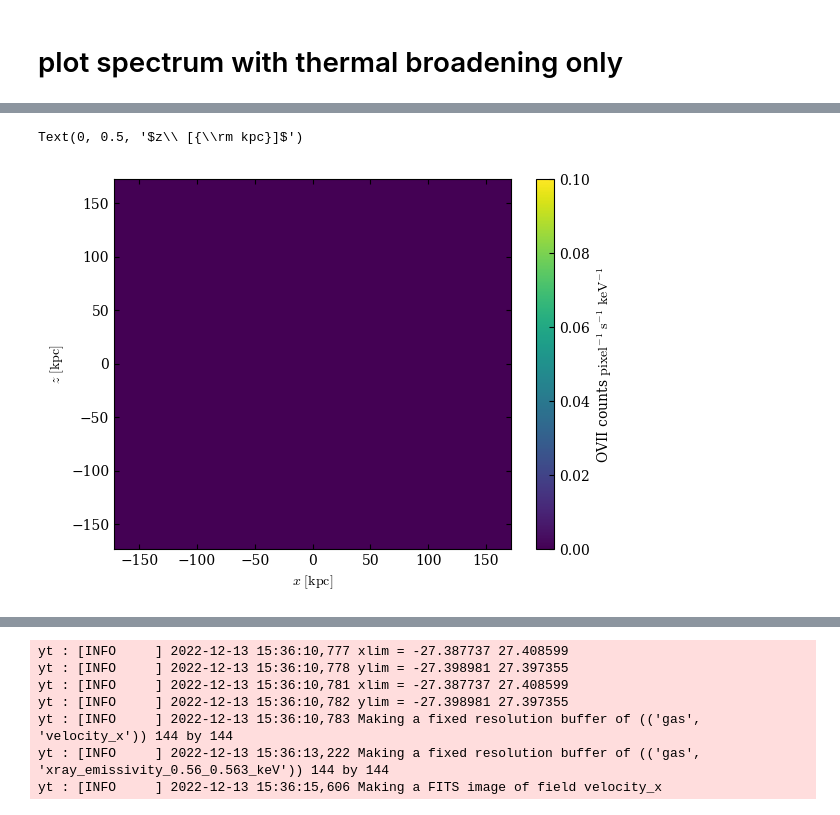
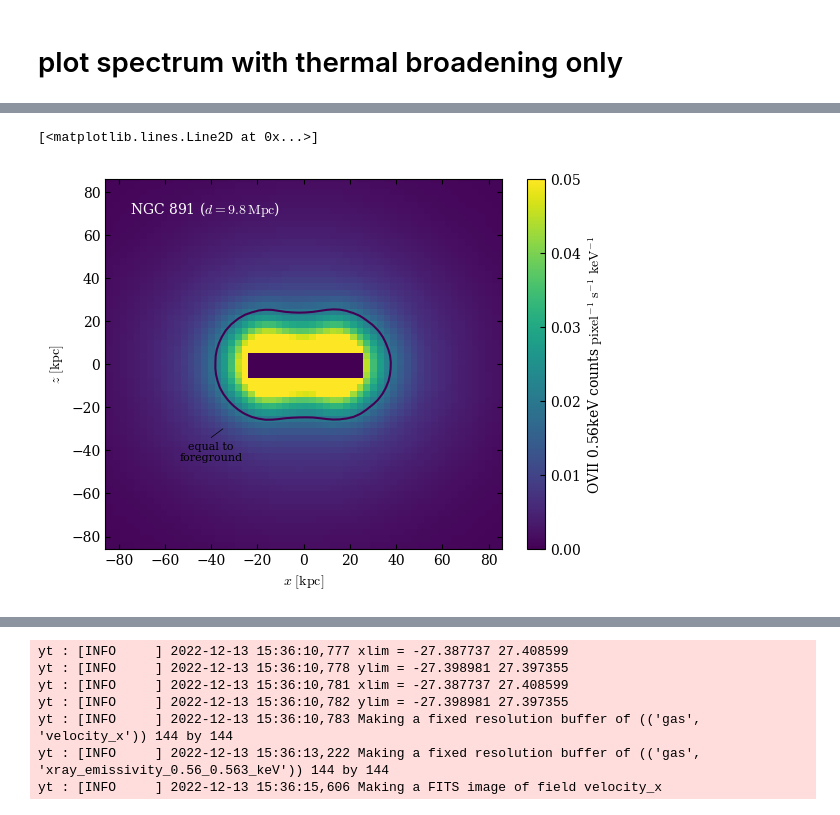
Before and after one commit to JonathanSternAstro/gizmo_analysis, a Jupyter notebook: ipynb/observables.ipynb, the cells around one changed output, grey strips where cells are left out. Saved outputs shown, nothing was run; the diff lists cells and outputs as text; code cells hidden in the pictures.

```diff
--- a/ipynb/observables.ipynb
+++ b/ipynb/observables.ipynb
@@ -16,10 +17,23 @@ import matplotlib
 from matplotlib import ticker
 figdir = '/Users/jonathanstern/Dropbox/Apps/Overleaf/Analytic2D/'
 # %%
-Rcirc_sim = 18*un.kpc
+#Rcirc_sim = 10*un.kpc
+Rcirc_sim = 15*un.kpc
 os.system("rm /Users/jonathanstern/Downloads/*.ewah")
 #ds = yt.load("/Users/jonathanstern/Downloads/snapshot_324.hdf5")
-ds = yt.load("/Users/jonathanstern/Downloads/snapshot_009.hdf5")
-ad = ds.all_data()
-center = ad[ ('PartType5', 'Coordinates')][0]
+ds_MW = yt.load("/Users/jonathanstern/snapshot_071.hdf5")
+ds_NGC891 = yt.load("/Users/jonathanstern/snapshot_049.hdf5")
+dss = ds_MW,ds_NGC891; names = 'MW','NGC891'
+#ds = yt.load("/Users/jonathanstern/Downloads/snapshot_009.hdf5")
+for ids,ds in enumerate(dss):
+    ad = ds.all_data()
+    center = ad[ ('PartType5', 'Coordinates')][0]
+    print('BH position', center)
+    radius = ((ad[('PartType0','Coordinates')]-center)**2).sum(axis=1)**0.5
+    pl.figure()
+    pl.subplot(121)
+    pl.plot(log(radius),log(ad[('PartType0','temperature')].value),',')
+    pl.title(names[ids])
+    pl.subplot(122)
+    pl.plot(log(ad[('gas','radius')]/3e21),log(ad[('gas','mass')].value/2e33),',')
 # %% [output]
@@ -46,6 +72,7 @@ size_ratio = 1 #(Rcirc/Rcirc_sim).value
 # %%
 def _kSZ_integrand(field, data, coeff = cons.sigma_thompson/cons.c):
     return coeff * data["gas", "El_number_density"] * data["gas", "velocity_x"]
+ds = dss[1]
 ds.add_field(
     name=("gas", "kSZ_integrand"),
     function=_kSZ_integrand,
@@ -143,7 +167,7 @@ Npixels_to_sum = 1 #in one dimension
 d=40*un.Mpc
 pixel_angular_size  = 15*un.arcsecond
 pixel_physical_size = (Npixels_to_sum*pixel_angular_size).to('radian').value*d.to('kpc') #LEM paper
-FOV_in_pixels = 118
+FOV_in_pixels = 118*2
 img_width_physical = pixel_physical_size*FOV_in_pixels
 img_Npixels = FOV_in_pixels
 pixel_area = (img_width_physical/img_Npixels)**2
@@ -169,13 +193,17 @@ yt : [INFO     ] 2023-01-05 11:42:44,995 Making a FITS image of field xray_emiss
 # %%
-pl.pcolormesh(X,Y,cnts*mask,cmap='viridis',vmax=0.1)
-pl.colorbar(label=r'OVII counts ${\rm pixel}^{-1}\ {\rm s}^{-1}\ {\rm keV}^{-1}$')
-pl.contour(X,Y,cnts,[0.02],c='k') #background
-pl.xlim(-img_width_physical/2,img_width_physical/2)
+pl.pcolormesh(X,Y,cnts*mask,cmap='viridis',vmax=0.05)
+pl.colorbar(label=r'OVII 0.56keV counts ${\rm pixel}^{-1}\ {\rm s}^{-1}\ {\rm keV}^{-1}$')
+pl.contour(X,Y,cnts,[0.02],c='k') #foreground
+pl.xlim(-img_width_physical/2/4,img_width_physical/2/4)
+pl.ylim(-img_width_physical/2/4,img_width_physical/2/4)
 pl.xlabel(r'$x\ [{\rm kpc}]$')
 pl.ylabel(r'$z\ [{\rm kpc}]$')
+pl.text(-75,70,r'NGC 891 ($d=9.8\,{\rm Mpc}$)',color='w')
+pl.text(-40,-45,'equal to\nforeground',color='k',fontsize=8,ha='center')
+pl.plot([-40,-35],[-34,-30],c='k',lw=0.5)
 # %% [output]
-Text(0, 0.5, '$z\\ [{\\rm kpc}]$')
+[<matplotlib.lines.Line2D at 0x...>]
-[figure, old version]
+[figure, new version]
 # %%
 plot = yt.ProjectionPlot(ds, 0, ("gas","velocity_x"),weight_field=("gas", fld), center=center,
                          method="integrate",
```
Also changed, not shown: parts of 42 cells of this notebook.
